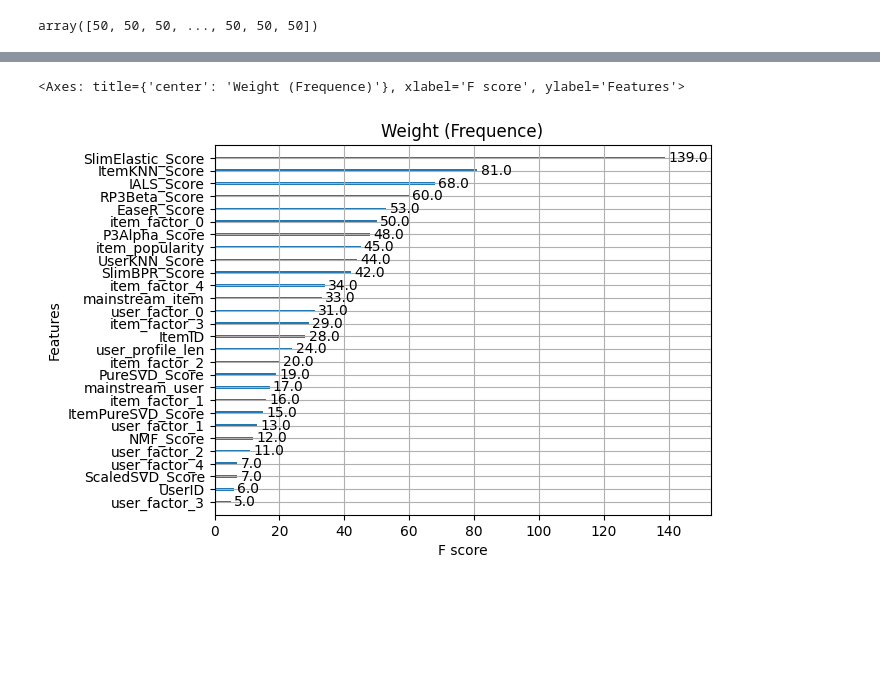
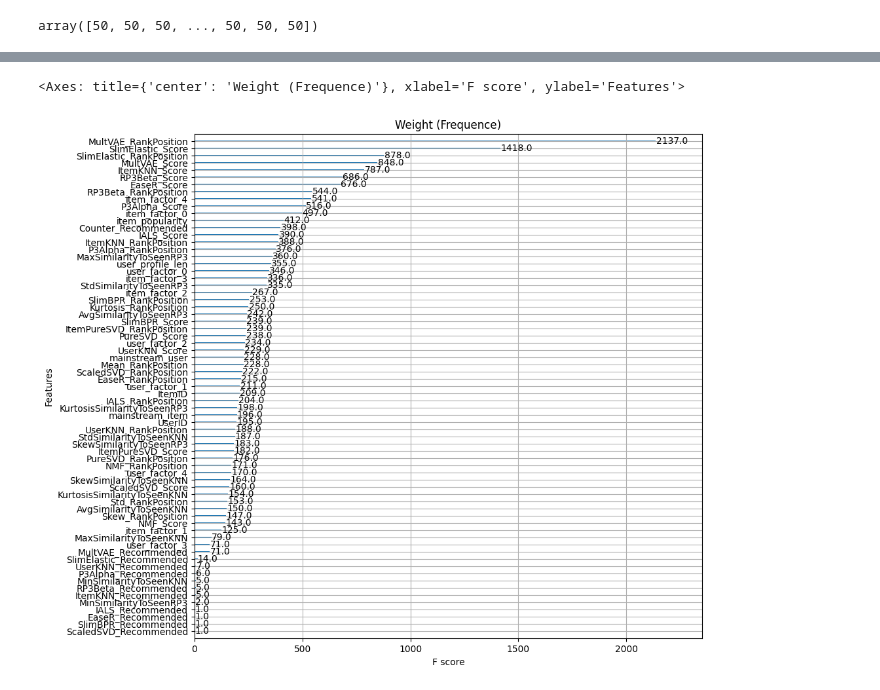
Before and after one commit to CarloSgaravatti/Recsys_Challenge_2023, a Jupyter notebook: challenge_notebooks/xgboost.ipynb, the cells around one changed output, grey strips where cells are left out. Cells and saved outputs as stored; diff of their text form; code cells hidden in the pictures; blank space fills up the shorter version.

Commit message:
Kaggle Notebook | XGBoost | Version 41

```diff
--- a/challenge_notebooks/xgboost.ipynb
+++ b/challenge_notebooks/xgboost.ipynb
@@ -860,8 +1024,8 @@ validation_dataframe
 validation_dataframe["UserID"] = validation_dataframe["UserID"].astype(int)
 validation_dataframe["ItemID"] = validation_dataframe["ItemID"].astype(int)
 
-object_columns = validation_dataframe.select_dtypes(include=['object']).columns
-validation_dataframe[object_columns] = validation_dataframe[object_columns].astype('category')
+# object_columns = validation_dataframe.select_dtypes(include=['object']).columns
+# validation_dataframe[object_columns] = validation_dataframe[object_columns].astype('category')
 # %%
 class XGBoostRerankerRecommender:
     def __init__(self, URM_train, XGB_model, df):
@@ -939,7 +1103,7 @@ except FileNotFoundError:
     pass
 # %%
 if config['tune_parameters']:
-    study = optuna.create_study(direction='maximize', study_name='xgboost_tuning_fixed',
+    study = optuna.create_study(direction='maximize', study_name='xgboost_tuning_fixed_added_vae_and_similarity_feature',
                                 storage=f'sqlite:///{config["database_path"]}', load_if_exists=True)
     study.optimize(objective_xgboost, n_trials=config['n_trials'])
 # %% [output]
@@ -1062,6 +1225,9 @@ recommender_ease_r.load_model('/kaggle/working/Recsys_Challenge_2023/models/', '
 recommender_ials = IALSRecommender(URM_train_complete)
 recommender_ials.load_model('/kaggle/working/', 'ials_train_validation.zip')
 
+recommender_vae = MultVAERecommender(URM_train_complete)
+recommender_vae.load_model('/kaggle/working/', 'mult_vae_2_train_validation')
+
 # recommender_als = ALSImplicitRecommender(URM_train_complete)
 # recommender_als.load_model('/kaggle/working/', 'als_train_validation.npz')
 
@@ -1099,6 +1265,7 @@ recommender_object_dict = {
     'SlimBPR': recommender_slim_bpr,
     'EaseR': recommender_ease_r,
     'IALS': recommender_ials,
+    'MultVAE': recommender_vae,
     # 'ALS': recommender_als
 }
 # %%
@@ -1219,9 +1438,10 @@ XGBRanker(base_score=None, booster='gbtree', callbacks=None,
           n_jobs=None, num_parallel_tree=None, random_state=None, ...)
 # %%
-plot_importance(XGB_model, importance_type='weight', title='Weight (Frequence)')
+fig, ax = plt.subplots(1, 1, figsize=(10, 10))
+plot_importance(XGB_model, importance_type='weight', title='Weight (Frequence)', ax=ax)
 # %% [output]
 <Axes: title={'center': 'Weight (Frequence)'}, xlabel='F score', ylabel='Features'>
-[figure, old version]
+[figure, new version]
 # %%
 recommender_item = ItemKNNCFRecommender(URM_all)
 recommender_item.fit(**params_item_knn)
```
Also changed, not shown: parts of 35 cells of this notebook.
